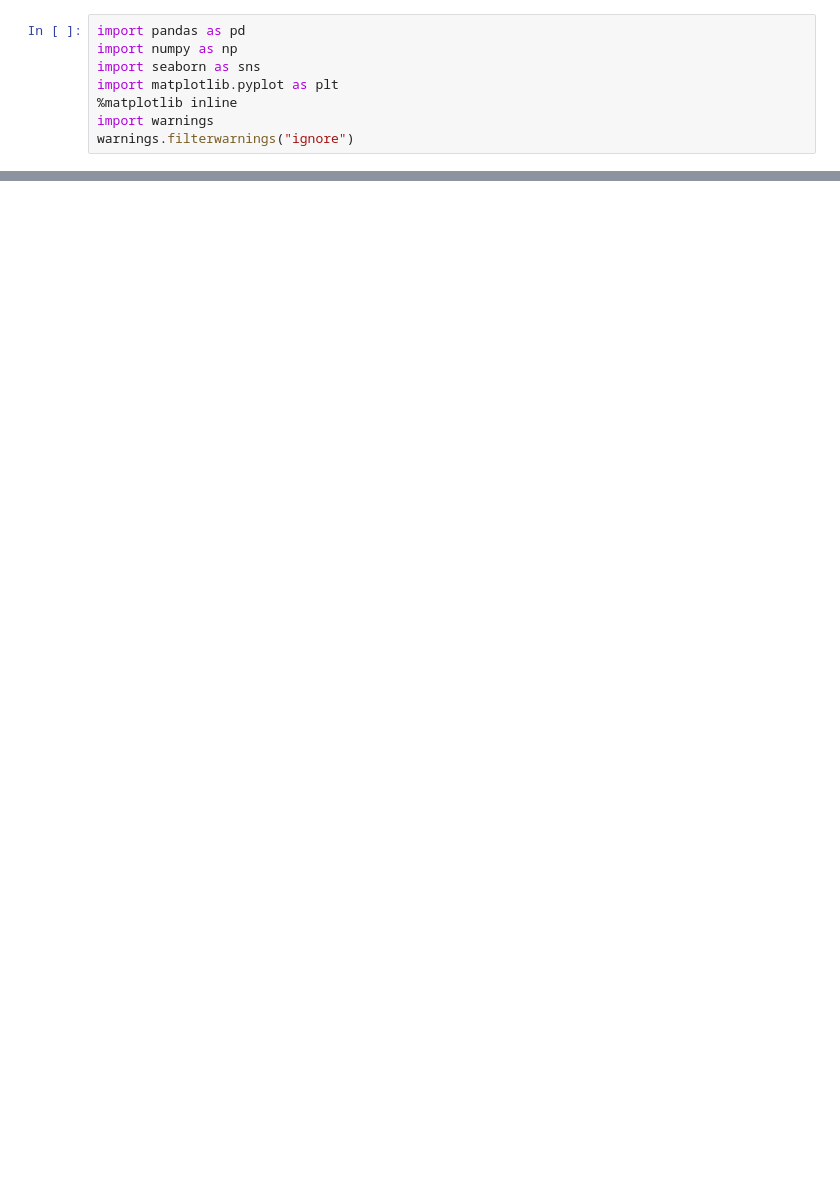
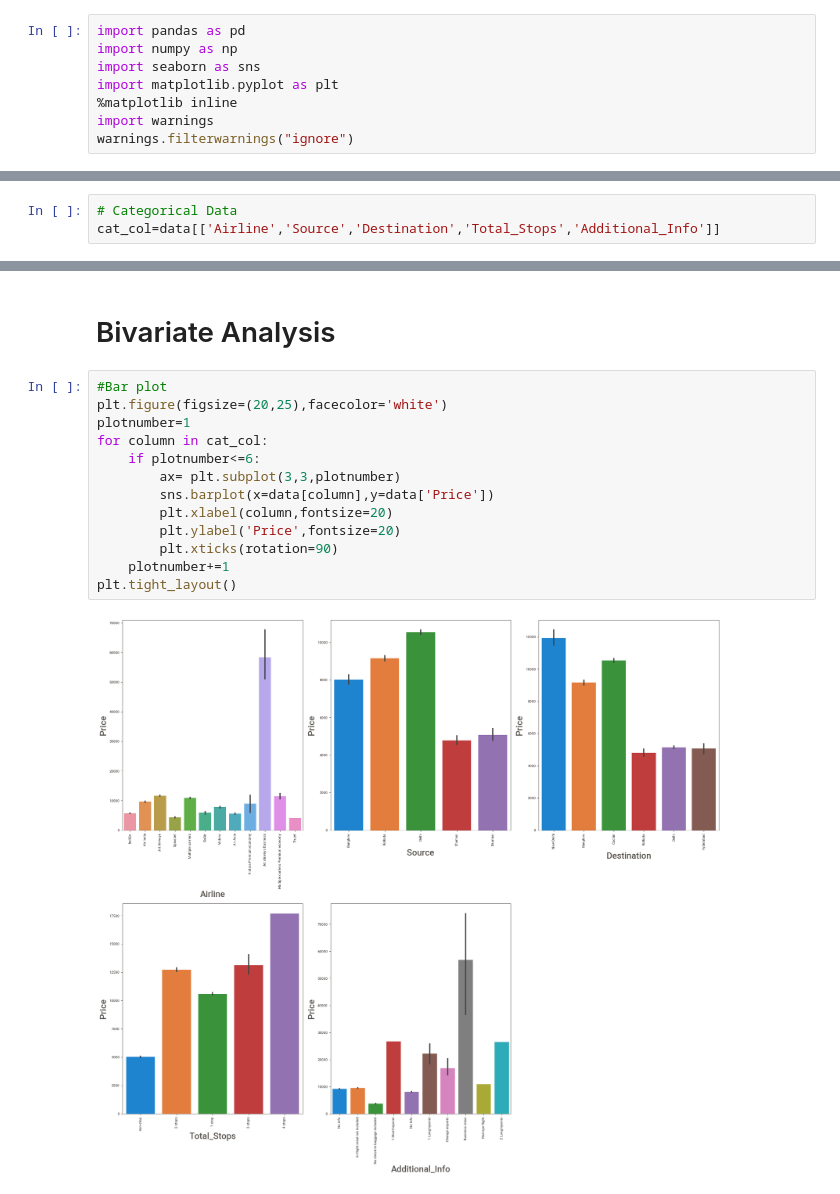
Before and after one commit to Saif4303/Flight_Fare_Price_Prediction, a Jupyter notebook: Flight_fare_prediction.ipynb, the cells around one changed output, grey strips where cells are left out. Cells and saved outputs as stored; diff of their text form; blank space fills up the shorter version.

```diff
--- a/Flight_fare_prediction.ipynb
+++ b/Flight_fare_prediction.ipynb
@@ -185,0 +269,3 @@ for i in range(len(duration)):
+# %%
+# Categorical Data
+cat_col=data[['Airline','Source','Destination','Total_Stops','Additional_Info']]
@@ -185,0 +361,17 @@ for i in range(len(duration)):
+# %% [markdown]
+# Bivariate Analysis
+# %%
+#Bar plot
+plt.figure(figsize=(20,25),facecolor='white')
+plotnumber=1
+for column in cat_col:
+    if plotnumber<=6:
+        ax= plt.subplot(3,3,plotnumber)
+        sns.barplot(x=data[column],y=data['Price'])
+        plt.xlabel(column,fontsize=20)
+        plt.ylabel('Price',fontsize=20)
+        plt.xticks(rotation=90)
+    plotnumber+=1
+plt.tight_layout()
+# %% [output]
+[figure, added]
```
Also changed, not shown: parts of 248 cells of this notebook, 1 other file.
